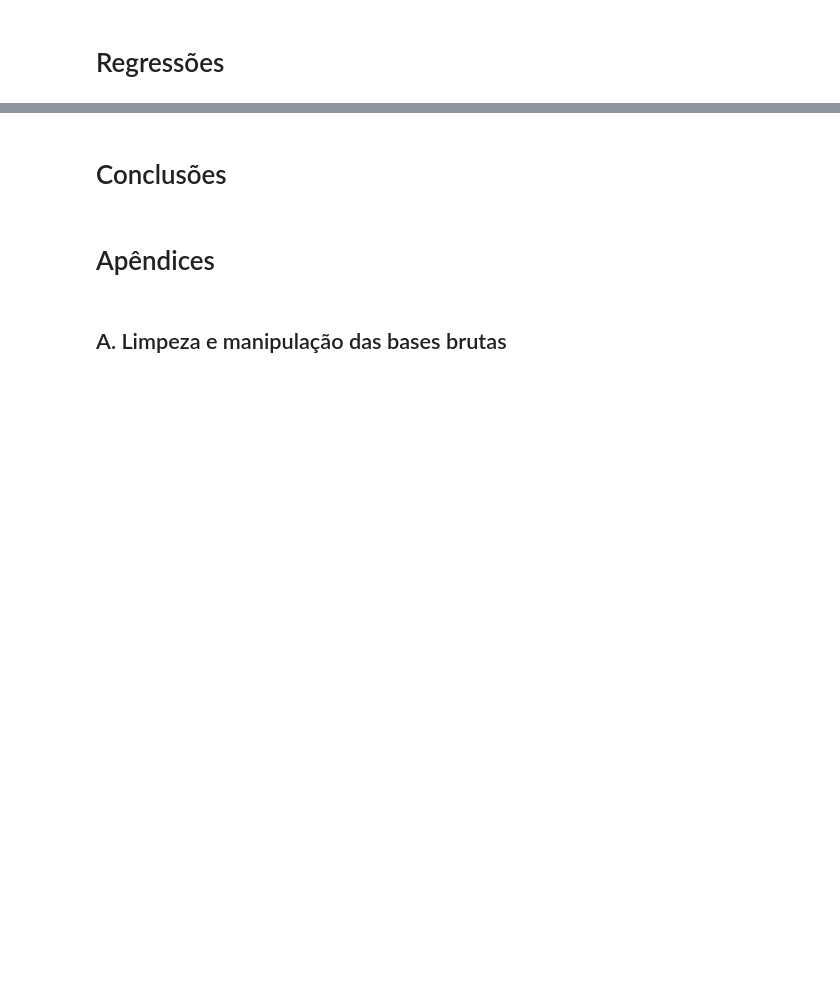
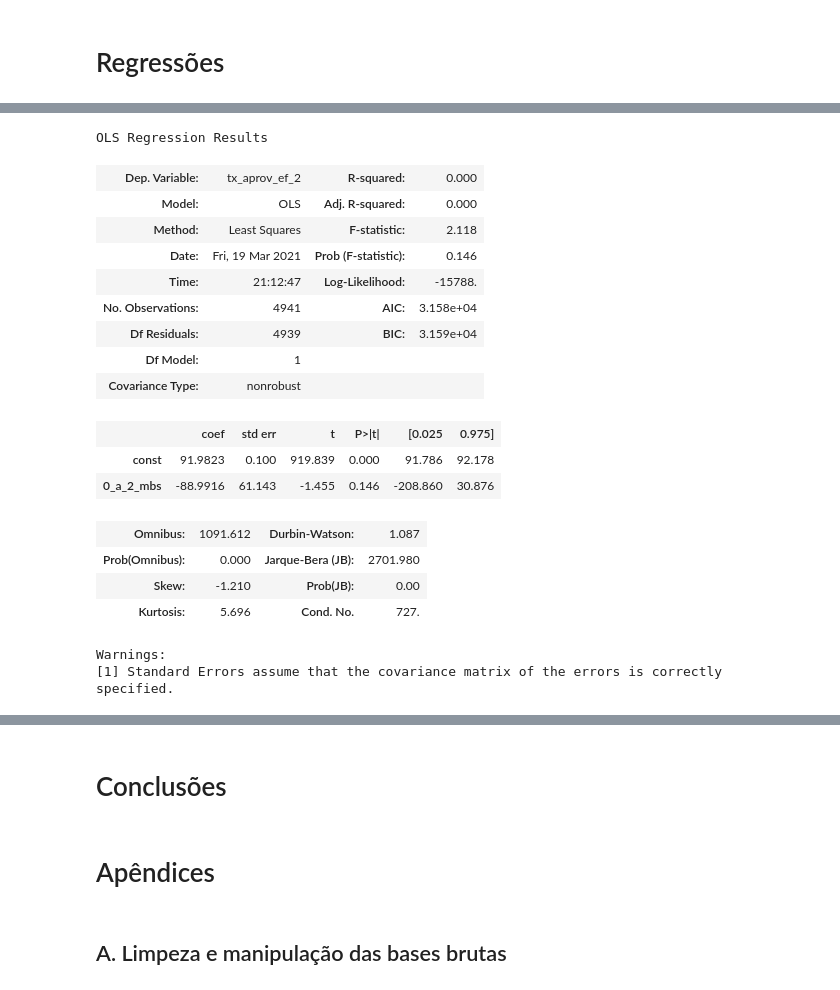
Before and after one commit to guilhermeolivsilva/tp-icd, a Jupyter notebook: trabalho_pratico.ipynb, the cells around one changed output, grey strips where cells are left out. Drawn from its saved outputs; the diff is of its cells as text; code cells hidden in the pictures; blank space fills up the shorter version.

```diff
--- a/trabalho_pratico.ipynb
+++ b/trabalho_pratico.ipynb
@@ -191,0 +237,22 @@ Conduzimos uma série de Testes A/B a fim de determinar se há diferença estat
+# %%
+linear_regression.get_univariate_regression(dataset, 'ef_2_internet')
+# %% [output]
+OLS Regression Results
+| Dep. Variable: | tx_aprov_ef_2 | R-squared: | 0.000 |
+| Model: | OLS | Adj. R-squared: | 0.000 |
+| Method: | Least Squares | F-statistic: | 2.118 |
+| Date: | Fri, 19 Mar 2021 | Prob (F-statistic): | 0.146 |
+| Time: | 21:12:47 | Log-Likelihood: | -15788. |
+| No. Observations: | 4941 | AIC: | 3.158e+04 |
+| Df Residuals: | 4939 | BIC: | 3.159e+04 |
+| Df Model: | 1 |  |  |
+| Covariance Type: | nonrobust |  |  |
+|  | coef | std err | t | P>|t| | [0.025 | 0.975] |
+| const | 91.9823 | 0.100 | 919.839 | 0.000 | 91.786 | 92.178 |
+| 0_a_2_mbs | -88.9916 | 61.143 | -1.455 | 0.146 | -208.860 | 30.876 |
+| Omnibus: | 1091.612 | Durbin-Watson: | 1.087 |
+| Prob(Omnibus): | 0.000 | Jarque-Bera (JB): | 2701.980 |
+| Skew: | -1.210 | Prob(JB): | 0.00 |
+| Kurtosis: | 5.696 | Cond. No. | 727. |
+Warnings:
+[1] Standard Errors assume that the covariance matrix of the errors is correctly specified.
```
Also changed, not shown: parts of 61 cells of this notebook, 5 other files.
